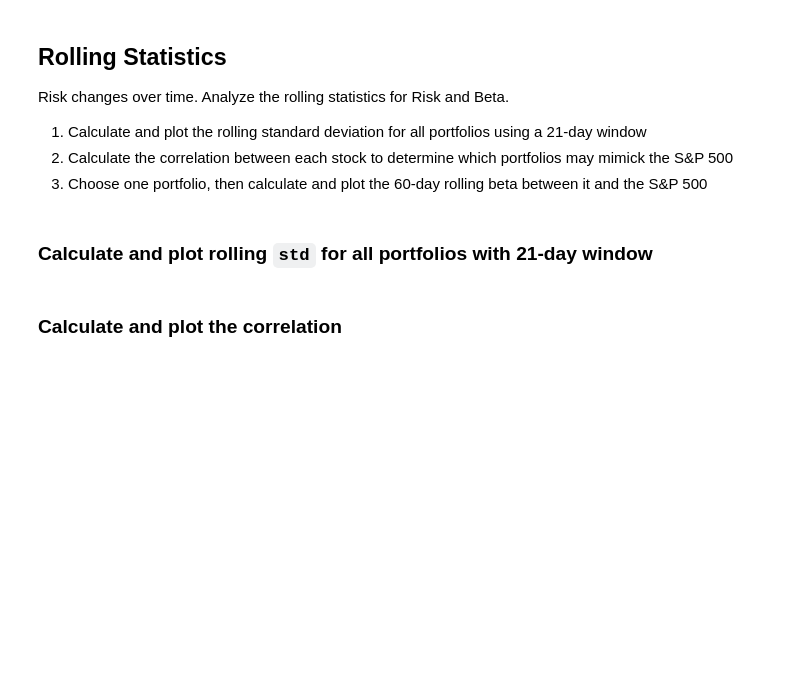
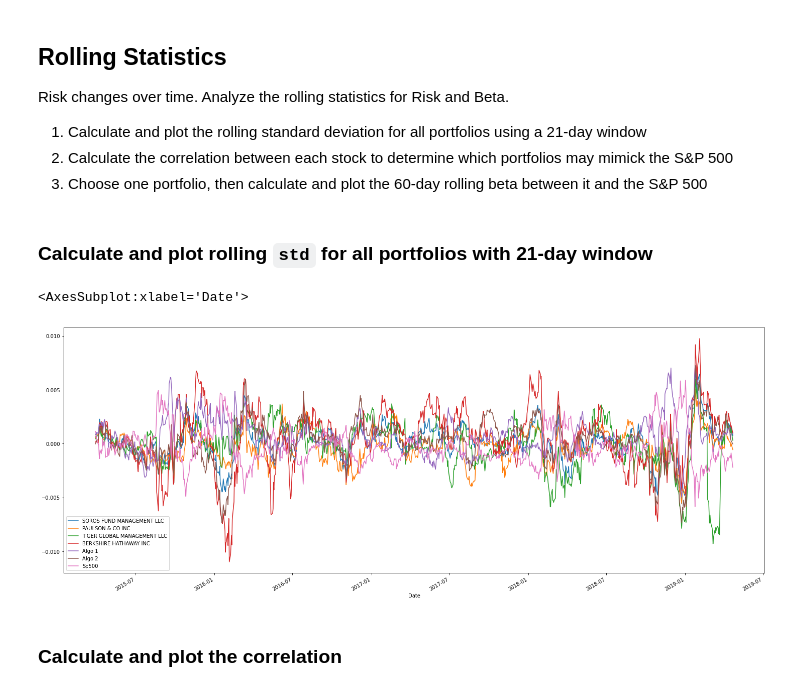
Before and after one commit to pysouzhny/python-homework, a Jupyter notebook: whale_analysis/Starter_Code/whale_analysis.ipynb, the cells around one changed output. Saved outputs shown, nothing was run; the diff lists cells and outputs as text; code cells hidden in the pictures; blank space fills up the shorter version.

```diff
--- a/whale_analysis/Starter_Code/whale_analysis.ipynb
+++ b/whale_analysis/Starter_Code/whale_analysis.ipynb
@@ -277,8 +291,14 @@ Risk changes over time. Analyze the rolling statistics for Risk and Beta.
 ### Calculate and plot rolling `std` for all portfolios with 21-day window
 # %%
 # Calculate the rolling standard deviation for all portfolios using a 21-day window
+combined_sma_21=combined_returns.rolling(window=21).mean()
+
 
 # Plot the rolling standard deviation
+combined_sma_21.plot(figsize=(25,10))
+# %% [output]
+<AxesSubplot:xlabel='Date'>
+[figure, added]
 # %% [markdown]
 ### Calculate and plot the correlation
 # %%
```
Also changed, not shown: parts of 34 cells of this notebook.
